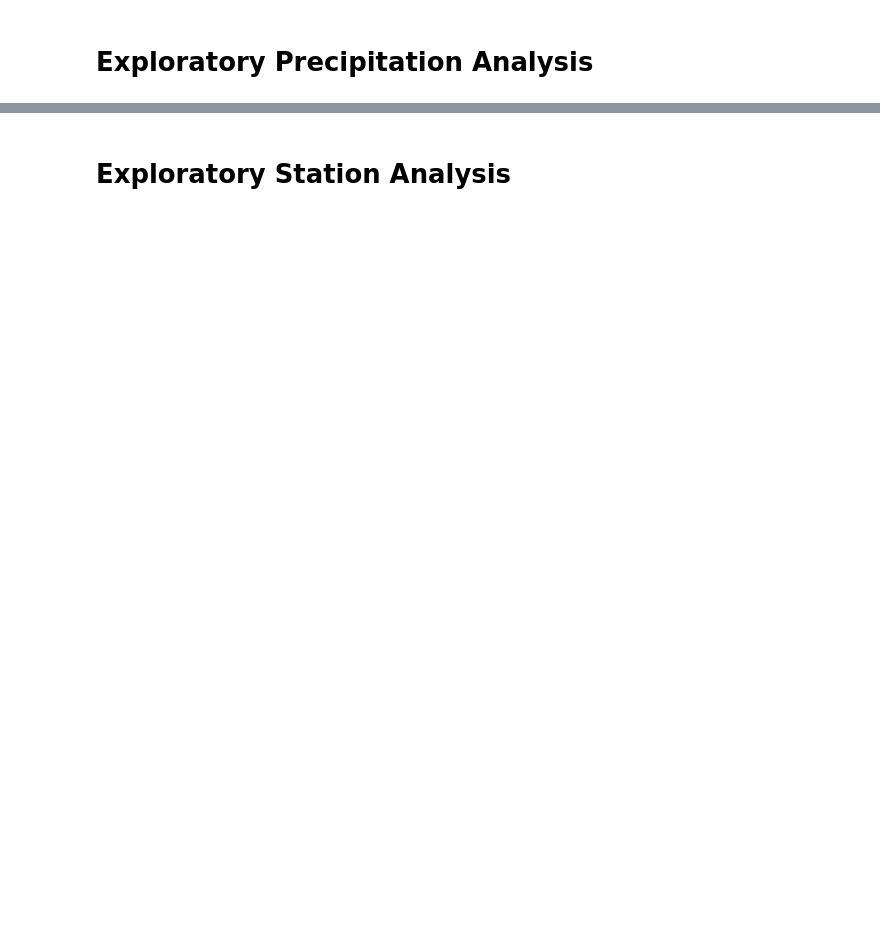
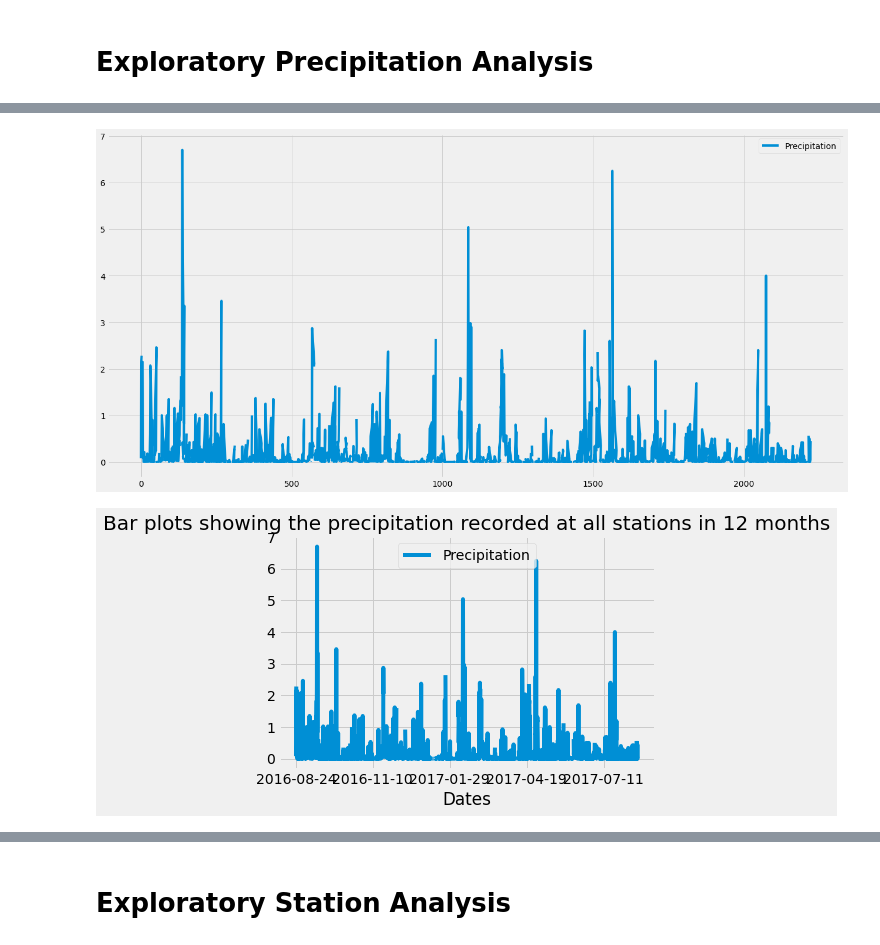
Before and after one commit to Tab-835/sqlalchemy-challenge, a Jupyter notebook: Climate.ipynb, the cells around one changed output, grey strips where cells are left out. Drawn from its saved outputs; the diff is of its cells as text; code cells hidden in the pictures; blank space fills up the shorter version.

```diff
--- a/Climate.ipynb
+++ b/Climate.ipynb
@@ -20,7 +20,8 @@ from sqlalchemy import create_engine, func
 engine = create_engine("sqlite:///hawaii.sqlite")
 # %%
 # reflect an existing database into a new model
-
+Base = automap_base()
 # reflect the tables
+Base.prepare(engine, reflect=True)
 # %%
 # View all of the classes that automap found
@@ -27,7 +31,10 @@ engine = create_engine("sqlite:///hawaii.sqlite")
 # %%
 # Save references to each table
+Measurement = Base.classes.measurement
+Station = Base.classes.station
 # %%
 # Create our session (link) from Python to the DB
+session = Session(engine)
 # %% [markdown]
 # Exploratory Precipitation Analysis
 # %%
@@ -37,15 +44,14 @@ engine = create_engine("sqlite:///hawaii.sqlite")
 # Starting from the most recent data point in the database.
 
 # Calculate the date one year from the last date in data set.
+latest_dt = session.query(Measurement.date).order_by(Measurement.date.desc()).first()
+print("Latest date in the database: " , latest_dt)
 
+year_ago = dt.date(2017, 8, 23) - dt.timedelta(days = 365)
+print("Date one year ago is: ", year_ago)
 
 # Perform a query to retrieve the data and precipitation scores
-
-
-# Save the query results as a Pandas DataFrame and set the index to the date column
-
-
-# Sort the dataframe by date
-
-
-# Use Pandas Plotting with Matplotlib to plot the data
+m_prcp = session.query(Measurement.prcp, Measurement.date).\
+    filter(Measurement.date > '2016-08-23').\
+        order_by(Measurement.date).all()
+m_prcp
@@ -52,2 +78,17 @@ engine = create_engine("sqlite:///hawaii.sqlite")
+# %%
+# Save the query results as a Pandas DataFrame and set the index to the date column
+df = pd.DataFrame(m_prcp, columns = ['Precipitation', 'Dates'])
+
+# Sort the dataframe by date
+df_dates = df.sort_values(by = 'Dates')
+df_dates.plot(figsize=(20,10))
+df_dates.plot(x = 'Dates', grid = True)
+
+# Use Pandas Plotting with Matplotlib to plot the data
+plt.title("Bar plots showing the precipitation recorded at all stations in 12 months", size = 20)
+plt.show()
+# %% [output]
+[figure, added]
+[figure, added]
 # %%
 # Use Pandas to calcualte the summary statistics for the precipitation data
```
Also changed, not shown: parts of 8 cells of this notebook, 2 other files.
